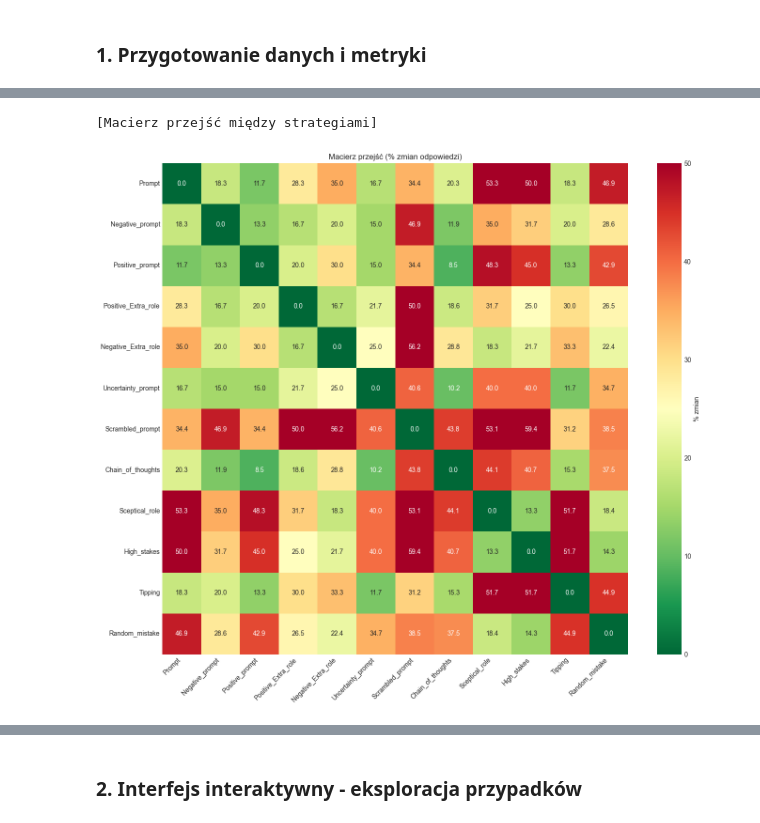
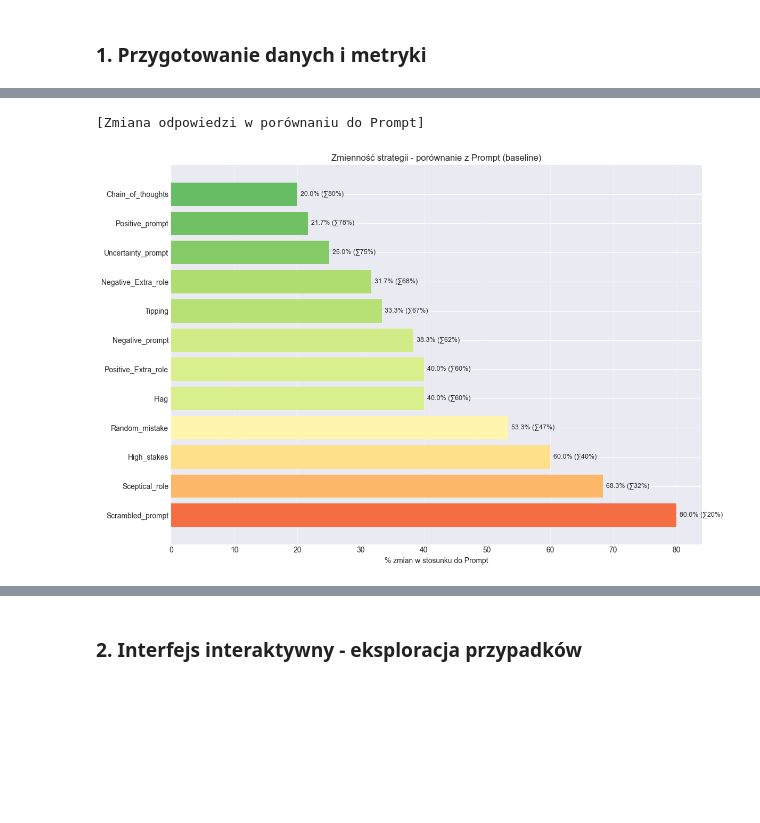
Before and after one commit to wojciech-baraniak05/Lupa-na-prompt, a Jupyter notebook: analysis_patterns.ipynb, the cells around one changed output, grey strips where cells are left out. Cells and saved outputs as stored; diff of their text form; code cells hidden in the pictures; blank space fills up the shorter version.

```diff
--- a/analysis_patterns.ipynb
+++ b/analysis_patterns.ipynb
@@ -24,7 +27,7 @@ pd.set_option('display.max_colwidth', 100)
 from glob import glob
 from sklearn.metrics import accuracy_score, precision_score, recall_score, f1_score
 
-saved_files = glob('saved_responses/parsed_responses_*.csv')
+saved_files = glob('saved_responses/parsed_responses.csv')
 if not saved_files:
     raise FileNotFoundError("Brak plików wyników. Uruchom najpierw test.ipynb.")
 
@@ -51,7 +54,6 @@ for col in parsed_df.columns:
             'Precision': precision_score(y_true_v, y_pred_v, zero_division=0),
             'Recall': recall_score(y_true_v, y_pred_v, zero_division=0),
             'F1': f1_score(y_true_v, y_pred_v, zero_division=0),
-            'Valid': valid_mask.sum(),
             'NaN': (~valid_mask).sum()
         })
 
@@ -125,45 +130,48 @@ Statystyka: 45/60 konfliktów (75.0%), std=0.320
 # %%
-print("\n[Macierz przejść między strategiami]")
+print("\n[Zmiana odpowiedzi w porównaniu do Prompt]")
 
-transition_matrix = np.zeros((len(parsed_df.columns), len(parsed_df.columns)))
+baseline_col = 'Prompt'
+if baseline_col not in parsed_df.columns:
+    print(f"Brak kolumny '{baseline_col}'")
+else:
+    comparison_list = []
 
-for i, col1 in enumerate(parsed_df.columns):
-    for j, col2 in enumerate(parsed_df.columns):
-        mask = (~np.isnan(parsed_df[col1])) & (~np.isnan(parsed_df[col2]))
+    for col in parsed_df.columns:
+        if col == baseline_col:
+            continue
+
+        mask = (~np.isnan(parsed_df[baseline_col])) & (~np.isnan(parsed_df[col]))
         if mask.sum() > 0:
-            changes = (parsed_df[col1][mask] != parsed_df[col2][mask]).sum()
+            changes = (parsed_df[baseline_col][mask] != parsed_df[col][mask]).sum()
             pct = changes / mask.sum() * 100
-            transition_matrix[i][j] = pct
+            agreement = (parsed_df[baseline_col][mask] == parsed_df[col][mask]).sum() / mask.sum() * 100
 
-fig, ax = plt.subplots(figsize=(14, 12))
-sns.heatmap(transition_matrix,
-            xticklabels=parsed_df.columns,
-            yticklabels=parsed_df.columns,
-            annot=True,
-            fmt='.1f',
-            cmap='RdYlGn_r',
-            cbar_kws={'label': '% zmian'},
-            ax=ax,
-            vmin=0, vmax=50)
-ax.set_title('Macierz przejść (% zmian odpowiedzi)')
-plt.xticks(rotation=45, ha='right')
-plt.yticks(rotation=0)
-plt.tight_layout()
-plt.show()
-
-transitions_list = []
-for i, col1 in enumerate(parsed_df.columns):
-    for j, col2 in enumerate(parsed_df.columns):
-        if i < j:
-            transitions_list.append({
-                'Strategy1': col1,
-                'Strategy2': col2,
-                'Change%': transition_matrix[i][j]
+            comparison_list.append({
+                'Strategy': col,
+                'Zgodność_z_Prompt_%': agreement,
+                'Różnica_od_Prompt_%': pct,
+                'Próbek': mask.sum()
             })
 
-transitions_df = pd.DataFrame(transitions_list).sort_values('Change%', ascending=False)
-print("\nTop 10 par:")
-print(transitions_df.head(10).to_string(index=False))
+    comparison_df = pd.DataFrame(comparison_list).sort_values('Różnica_od_Prompt_%', ascending=False)
+
+    fig, ax = plt.subplots(figsize=(12, 8))
+    colors = plt.cm.RdYlGn(comparison_df['Zgodność_z_Prompt_%'] / 100)
+    ax.barh(comparison_df['Strategy'], comparison_df['Różnica_od_Prompt_%'], color=colors)
+    ax.set_xlabel('% zmian w stosunku do Prompt')
+    ax.set_title('Zmienność strategii - porównanie z Prompt (baseline)')
+    ax.grid(axis='x', alpha=0.3)
+
+    for i, (s, diff, agr) in enumerate(zip(comparison_df['Strategy'],
+                                            comparison_df['Różnica_od_Prompt_%'],
+                                            comparison_df['Zgodność_z_Prompt_%'])):
+        ax.text(diff + 0.5, i, f'{diff:.1f}% (∑{agr:.0f}%)', va='center', fontsize=9)
+
+    plt.tight_layout()
+    plt.show()
+
+    print("\nZestawienie zmian vs Prompt:")
+    print(comparison_df.to_string(index=False))
 # %% [output]
-[Macierz przejść między strategiami]
+[Zmiana odpowiedzi w porównaniu do Prompt]
-[figure, old version]
+[figure, new version]
```
Also changed, not shown: parts of 14 cells of this notebook, 20 other files.
